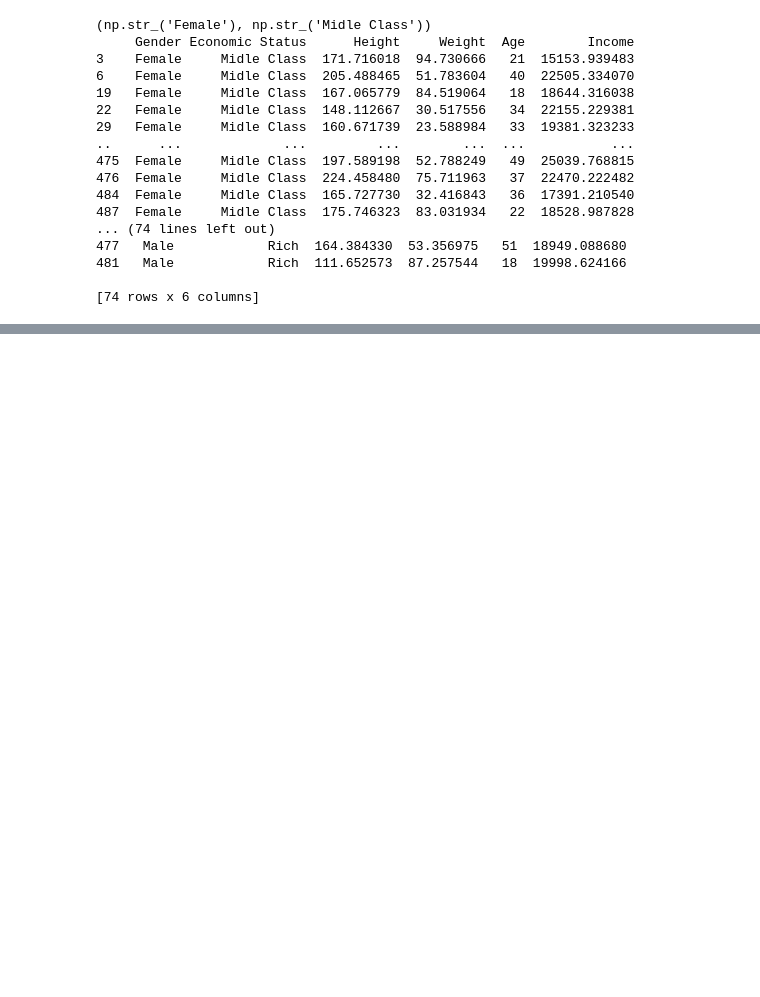
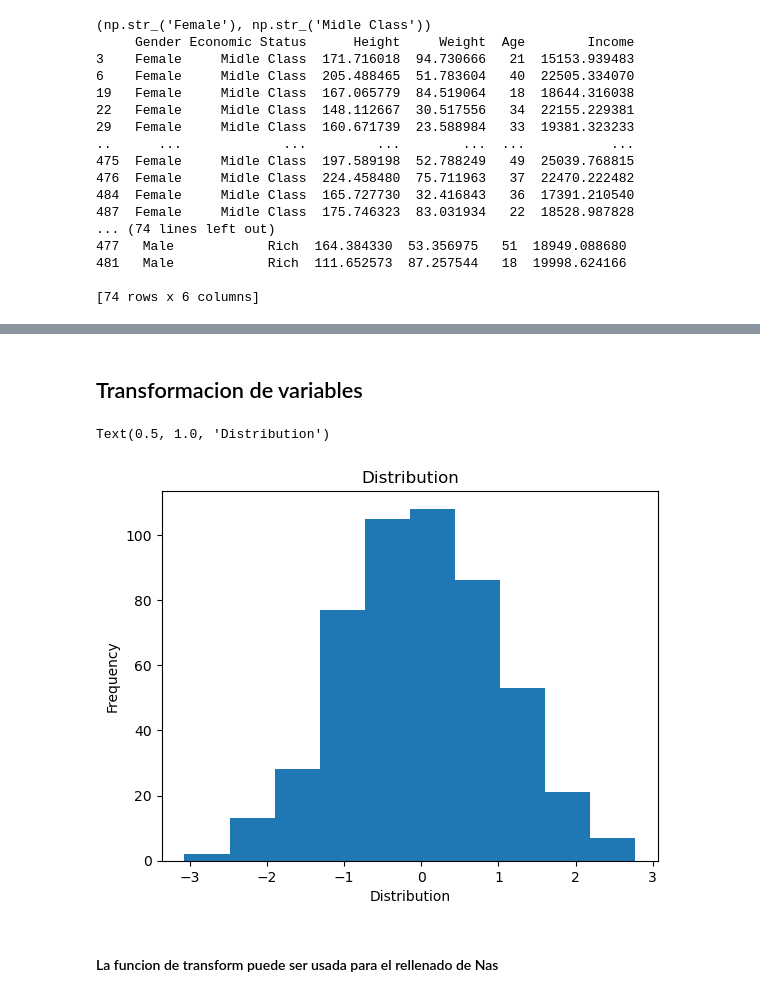
Before and after one commit to Manuelmontas02/python-ml-course, a Jupyter notebook: notebooks_propios/T2-3-Data Cleaning - Agrupacion de datos.ipynb, the cells around one changed output, grey strips where cells are left out. Cells and saved outputs as stored; diff of their text form; code cells hidden in the pictures; blank space fills up the shorter version.

```diff
--- a/notebooks_propios/T2-3-Data Cleaning - Agrupacion de datos.ipynb
+++ b/notebooks_propios/T2-3-Data Cleaning - Agrupacion de datos.ipynb
@@ -126,0 +282,16 @@ for names, groups in double_group:
+# %% [markdown]
+## Transformacion de variables
+# %%
+zscore = lambda x: (x - x.mean())/x.std()
+# %%
+z_group = double_group.transform(zscore)
+# %%
+plt.hist(z_group["Age"])
+plt.xlabel("Distribution")
+plt.ylabel("Frequency")
+plt.title("Distribution")
+# %% [output]
+Text(0.5, 1.0, 'Distribution')
+[figure, added]
+# %% [markdown]
+#### La funcion de transform puede ser usada para el rellenado de Nas
```
Also changed, not shown: parts of 30 cells of this notebook.
